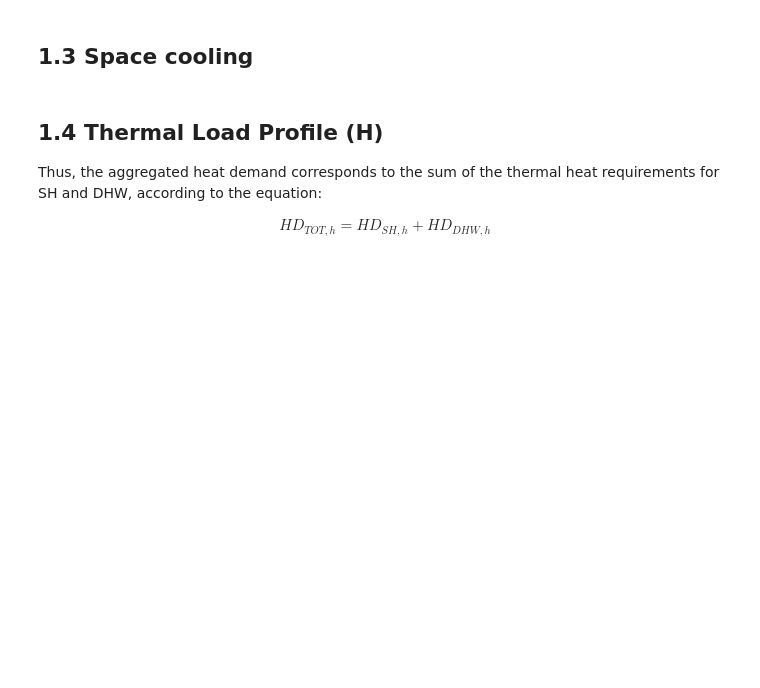
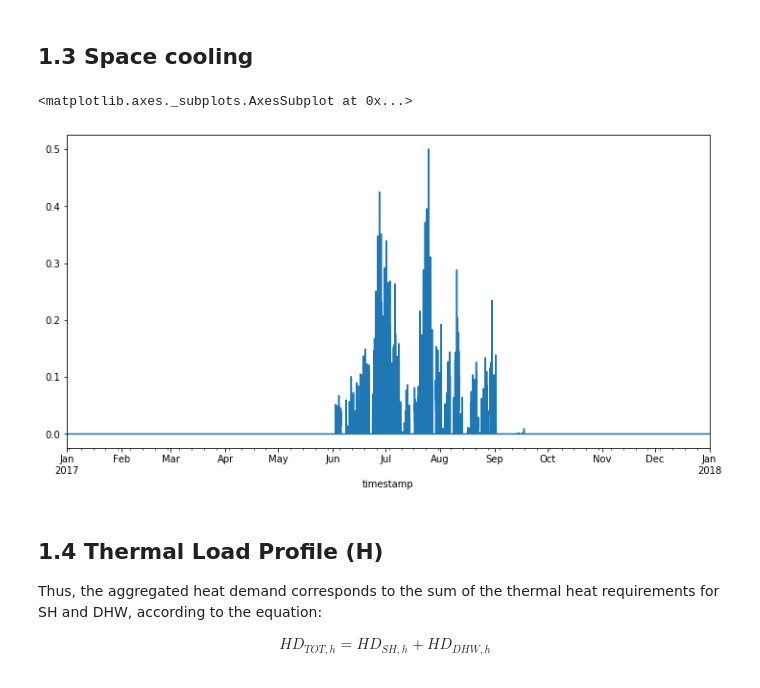
Before and after one commit to fernandobperezm/data-and-results-visualization, a Jupyter notebook: Data Processing.ipynb, the cells around one changed output. Drawn from its saved outputs; the diff is of its cells as text; code cells hidden in the pictures; blank space fills up the shorter version.

```diff
--- a/Data Processing.ipynb
+++ b/Data Processing.ipynb
@@ -56,6 +56,7 @@ if load_or_write_new == 1:
 
     cap_source1= simulation_values['cap_source1']
     cap_source2= simulation_values['cap_source2']
+    cap_ground= simulation_values['cap_ground']
 
     depth_aquifer = simulation_values["depth_aquifer"]
 
@@ -91,6 +92,7 @@ else:
 
     cap_source1 = int(input("Enter the thermal capacity of source 1 in MW:"))
     cap_source2 = int(input("Enter the thermal capacity of source 2 in MW:"))
+    cap_ground = int(input("Enter the thermal capacity of the ground in MW:"))
 
     # The depth of the aquifer in meters. Values are around 30.
     depth_aquifer = float(input("Aquifer temperature depth: "))
@@ -114,6 +116,7 @@ print(f"* {Tmin_i=}\n"
       f"* {n_buildings_MFH=}\n"
       f"* {cap_source1=}\n"
       f"* {cap_source2=}\n"
+      f"* {cap_ground=}\n"
       f"* {depth_aquifer=}\n"
       f"* {T_base_heat_degree=}\n"
       f"* {T_base_cool_degree=}\n"
@@ -415,9 +407,12 @@ def cooling_degree(T_amb):
 # %%
 dataset["Cool_demand"] = CD_year
 dataset["cooling_degree_days"] = dataset.air_temp.apply(cooling_degree)
 dataset["space_cooling_dist"] = dataset.cooling_degree_days / max(sum(dataset.cooling_degree_days), 1)
-dataset["SC_consumption"] = dataset["Cool_demand"] * dataset["space_cooling_dist"]
-#dataset["SC_consumption"].plot(figsize=(12,6))
+dataset["SC_consumption"] = dataset["Cool_demand"] * dataset["space_cooling_dist"]* dataset["DHW_hourly_consumption_ratio"] #Applying a smoothing factor
+dataset["SC_consumption"].plot(figsize=(12,6))
+# %% [output]
+<matplotlib.axes._subplots.AxesSubplot at 0x...>
+[figure, added]
 # %% [markdown]
 ## 1.4 Thermal Load Profile (H)
 
```
Also changed, not shown: parts of 19 cells of this notebook, 3 other files.
